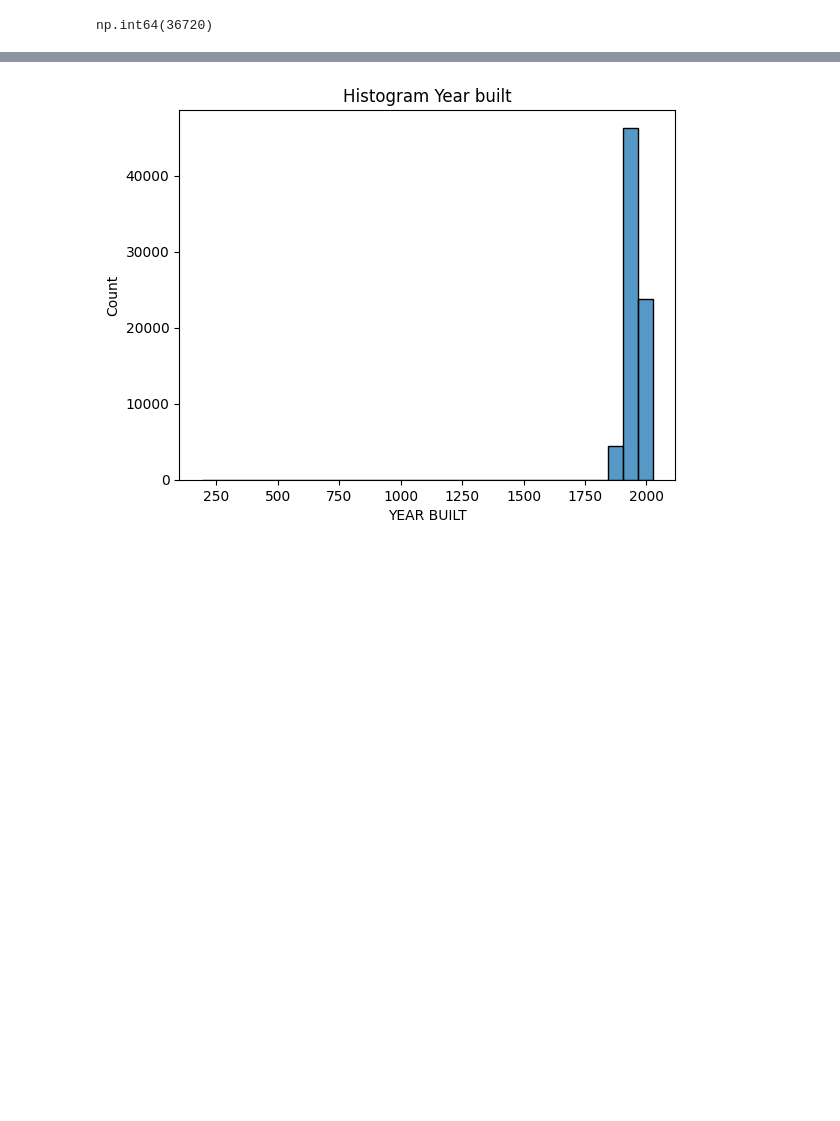
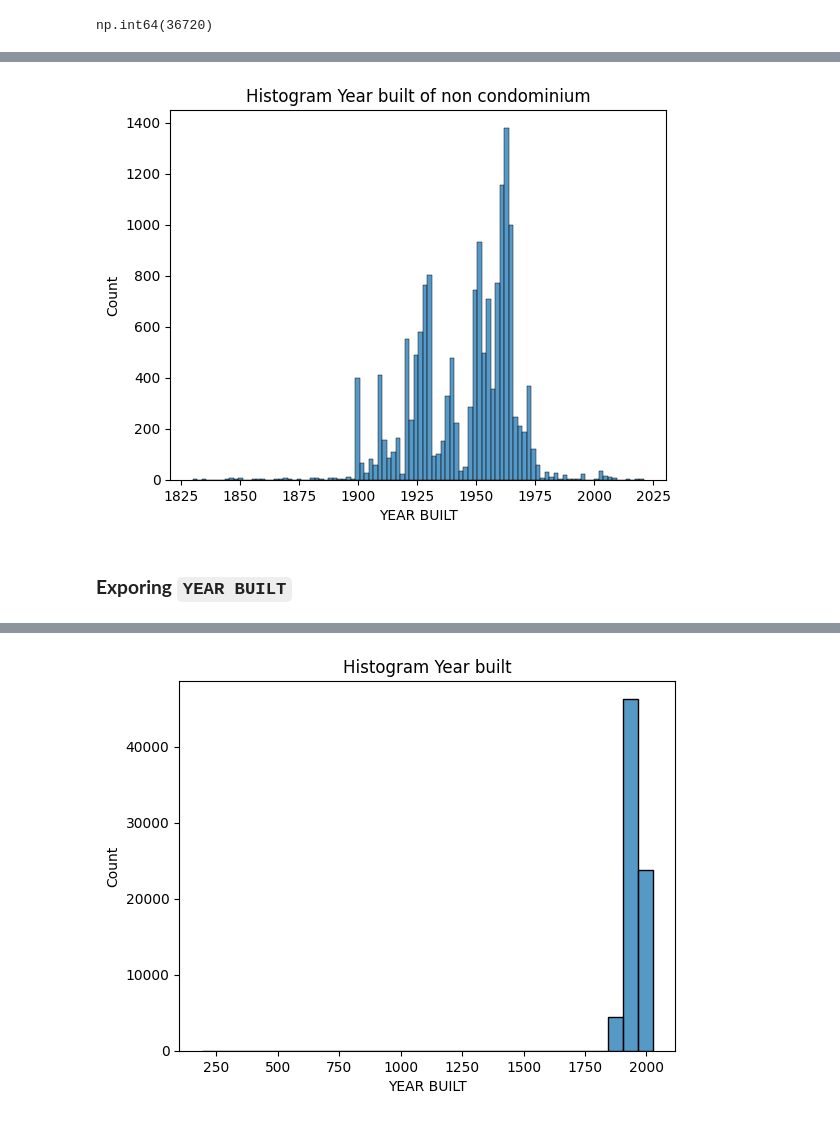
Before and after one commit to Gitzav/role_of_data_preparation, a Jupyter notebook: Data_preparation.ipynb, the cells around one changed output, grey strips where cells are left out. Saved outputs shown, nothing was run; the diff lists cells and outputs as text; code cells hidden in the pictures; blank space fills up the shorter version.

Commit message:
expanding exploration about null value of LAND SQUARE FEET

```diff
--- a/Data_preparation.ipynb
+++ b/Data_preparation.ipynb
@@ -48,2 +72,2 @@ np.int64(36720)
 # %%
-year_built_non_condominium = df[(df['BUILDING CLASS AT PRESENT'].str.match(r'^R') == False) & (df['LAND SQUARE FEET'].isnull())]['YEAR BUILT']
+df_non_condominium = df[(df['BUILDING CLASS AT PRESENT'].str.match(r'^R') == False) & (df['LAND SQUARE FEET'].isnull())]
@@ -50,3 +128,11 @@ year_built_non_condominium = df[(df['BUILDING CLASS AT PRESENT'].str.match(r'^R'
+# %%
+sns.histplot(df_non_condominium['YEAR BUILT'], bins=100, kde=False)
+plt.title("Histogram Year built of non condominium")
+plt.show()
+# %% [output]
+[figure, added]
+# %% [markdown]
+### **Exporing** `YEAR BUILT`
 # %%
 df.sort_values(by='YEAR BUILT')
 # %% [output]
```
Also changed, not shown: parts of 11 cells of this notebook.
